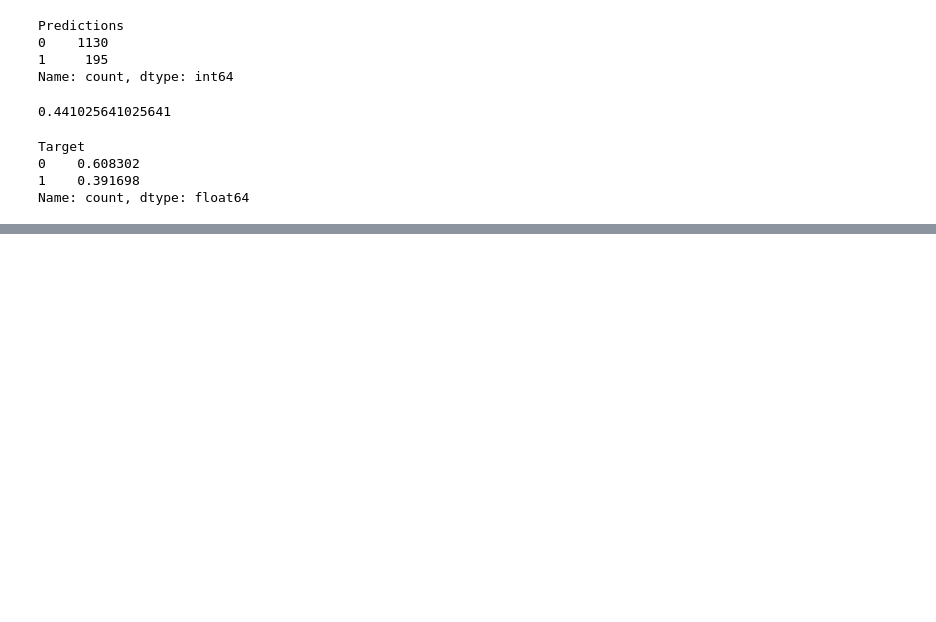
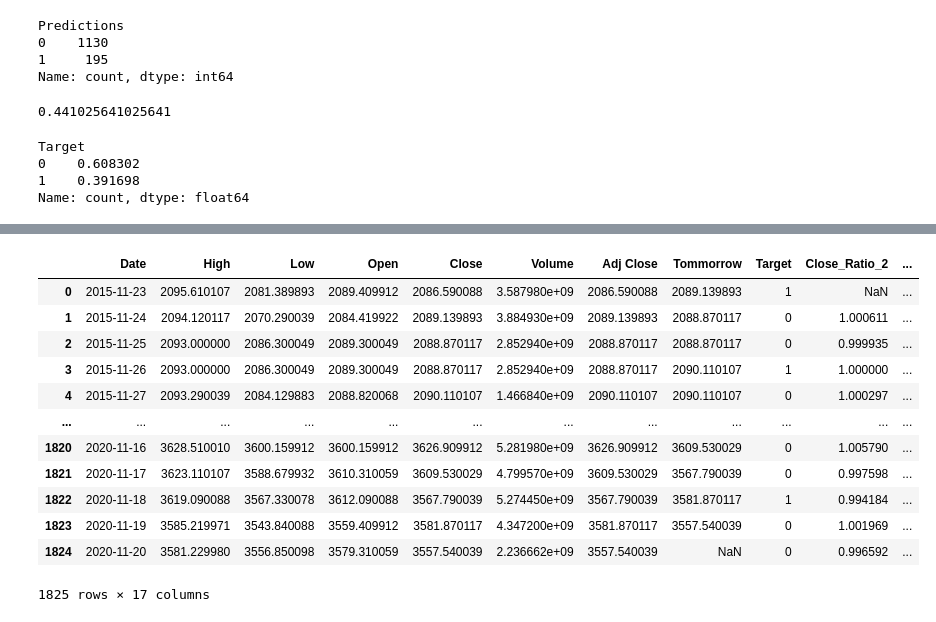
Before and after one commit to ThomasMoly/ML_practice, a Jupyter notebook: MyFirstNoteBook.ipynb, the cells around one changed output, grey strips where cells are left out. Drawn from its saved outputs; the diff is of its cells as text; code cells hidden in the pictures; blank space fills up the shorter version.

```diff
--- a/MyFirstNoteBook.ipynb
+++ b/MyFirstNoteBook.ipynb
@@ -158,11 +182,29 @@ Name: count, dtype: float64
 # %%
-horizons = [2, 5, 60, 250]
+horizons = [2, 5, 60]
 new_predictors = []
 
 for horizon in horizons:
-    rolling_avg = data.rolling(horizon).mean()
+    rolling_avg = data["Adj Close"].rolling(horizon).mean()
     ratio_column = f"Close_Ratio_{horizon}"
-    data[ratio_column] = data["Adj Close"] / rolling_avg["Close"]
+    data[ratio_column] = data["Adj Close"] / rolling_avg
 
     trend_column = f"Trend_{horizon}"
-    data[trend_column] = data.shift(1).rolling(horizon)
+    data[trend_column] = data["Target"].shift(1).rolling(horizon).sum()
+
+    new_predictors += [ratio_column, trend_column]
+# %%
+data
+# %% [output]
+|  | Date | High | Low | Open | Close | Volume | Adj Close | Tommorrow | Target | Close_Ratio_2 | ... |
+| 0 | 2015-11-23 | 2095.610107 | 2081.389893 | 2089.409912 | 2086.590088 | 3.587980e+09 | 2086.590088 | 2089.139893 | 1 | NaN | ... |
+| 1 | 2015-11-24 | 2094.120117 | 2070.290039 | 2084.419922 | 2089.139893 | 3.884930e+09 | 2089.139893 | 2088.870117 | 0 | 1.000611 | ... |
+| 2 | 2015-11-25 | 2093.000000 | 2086.300049 | 2089.300049 | 2088.870117 | 2.852940e+09 | 2088.870117 | 2088.870117 | 0 | 0.999935 | ... |
+| 3 | 2015-11-26 | 2093.000000 | 2086.300049 | 2089.300049 | 2088.870117 | 2.852940e+09 | 2088.870117 | 2090.110107 | 1 | 1.000000 | ... |
+| 4 | 2015-11-27 | 2093.290039 | 2084.129883 | 2088.820068 | 2090.110107 | 1.466840e+09 | 2090.110107 | 2090.110107 | 0 | 1.000297 | ... |
+| ... | ... | ... | ... | ... | ... | ... | ... | ... | ... | ... | ... |
+| 1820 | 2020-11-16 | 3628.510010 | 3600.159912 | 3600.159912 | 3626.909912 | 5.281980e+09 | 3626.909912 | 3609.530029 | 0 | 1.005790 | ... |
+| 1821 | 2020-11-17 | 3623.110107 | 3588.679932 | 3610.310059 | 3609.530029 | 4.799570e+09 | 3609.530029 | 3567.790039 | 0 | 0.997598 | ... |
+| 1822 | 2020-11-18 | 3619.090088 | 3567.330078 | 3612.090088 | 3567.790039 | 5.274450e+09 | 3567.790039 | 3581.870117 | 1 | 0.994184 | ... |
+| 1823 | 2020-11-19 | 3585.219971 | 3543.840088 | 3559.409912 | 3581.870117 | 4.347200e+09 | 3581.870117 | 3557.540039 | 0 | 1.001969 | ... |
+| 1824 | 2020-11-20 | 3581.229980 | 3556.850098 | 3579.310059 | 3557.540039 | 2.236662e+09 | 3557.540039 | NaN | 0 | 0.996592 | ... |
+1825 rows × 17 columns
```
Also changed, not shown: parts of 14 cells of this notebook.
